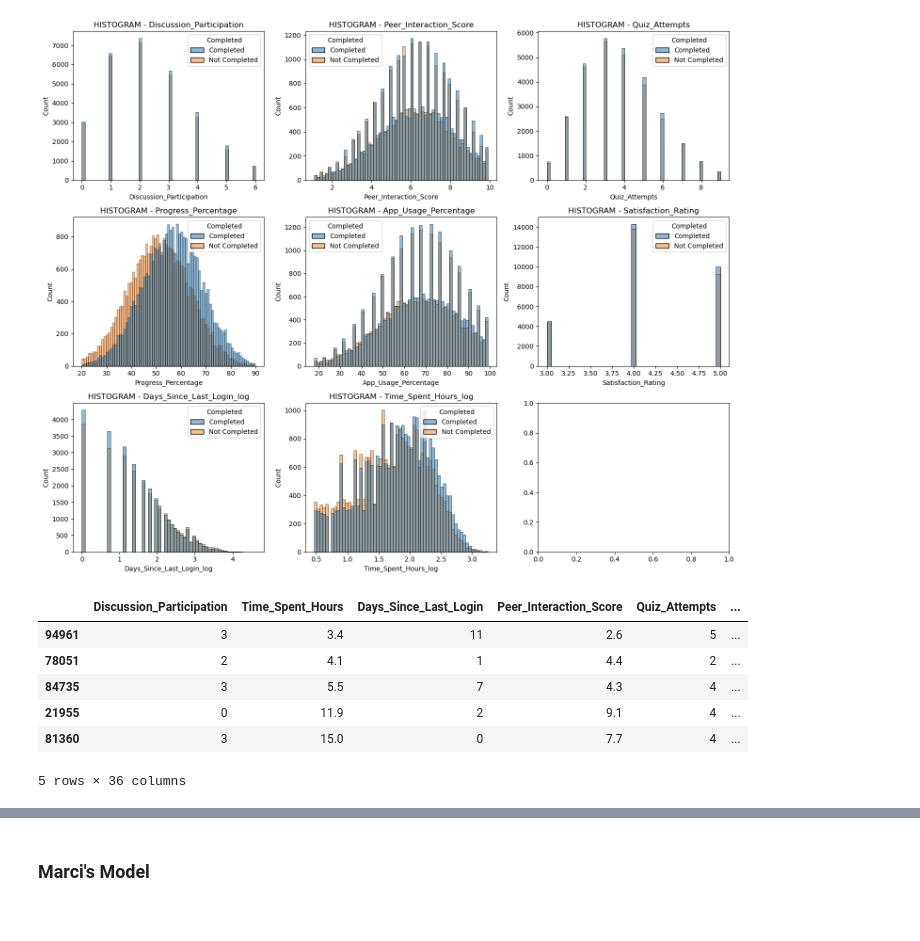
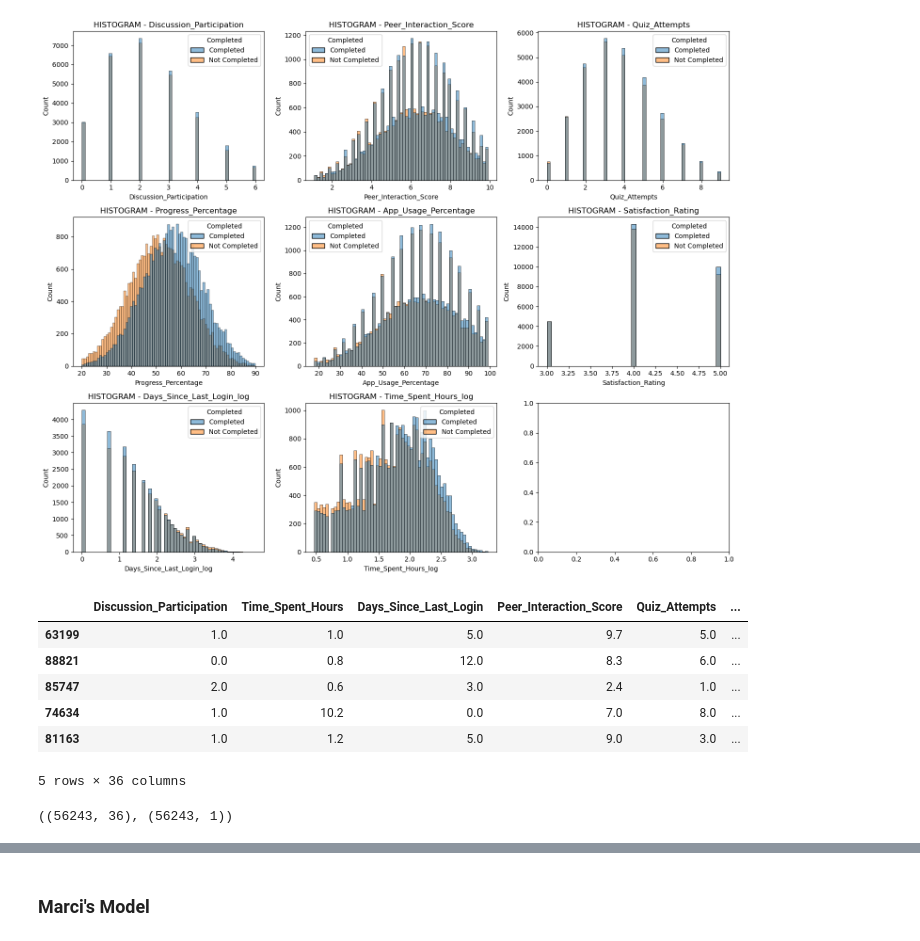
Before and after one commit to AkeemSemperDataScience/data3450-project-v1251-group_1, a Jupyter notebook: START_Project.ipynb, the cells around one changed output, grey strips where cells are left out. Cells and saved outputs as stored; diff of their text form; code cells hidden in the pictures.

Commit message:
Reshape, VIF

```diff
--- a/START_Project.ipynb
+++ b/START_Project.ipynb
@@ -353,21 +354,23 @@ dfX = df2.drop(columns={'Completed'})   # Features
 # %%
 # Encode using One-Hot method and drop the first column
 
-dfX_encoded = pd.get_dummies(dfX, drop_first=True)
+dfX_encoded = pd.get_dummies(dfX, drop_first=True).astype(float)
 dfX_encoded.sample(5)
 # %% [output]
 |  | Discussion_Participation | Time_Spent_Hours | Days_Since_Last_Login | Peer_Interaction_Score | Quiz_Attempts | ... |
-| 94961 | 3 | 3.4 | 11 | 2.6 | 5 | ... |
-| 78051 | 2 | 4.1 | 1 | 4.4 | 2 | ... |
-| 84735 | 3 | 5.5 | 7 | 4.3 | 4 | ... |
-| 21955 | 0 | 11.9 | 2 | 9.1 | 4 | ... |
-| 81360 | 3 | 15.0 | 0 | 7.7 | 4 | ... |
+| 63199 | 1.0 | 1.0 | 5.0 | 9.7 | 5.0 | ... |
+| 88821 | 0.0 | 0.8 | 12.0 | 8.3 | 6.0 | ... |
+| 85747 | 2.0 | 0.6 | 3.0 | 2.4 | 1.0 | ... |
+| 74634 | 1.0 | 10.2 | 0.0 | 7.0 | 8.0 | ... |
+| 81163 | 1.0 | 1.2 | 5.0 | 9.0 | 3.0 | ... |
 5 rows × 36 columns
 # %%
 # Reshape data
 
-#y = np.array(dfY).reshape(-1,1)
-#x = np.array(dfX)
-#x.shape, y.shape
+y = np.array(dfY).reshape(-1,1)
+x = np.array(dfX_encoded)
+x.shape, y.shape
+# %% [output]
+((56243, 36), (56243, 1))
 # %%
 # Calc Variance Inflaction Factors
```
Also changed, not shown: parts of 4 cells of this notebook.
